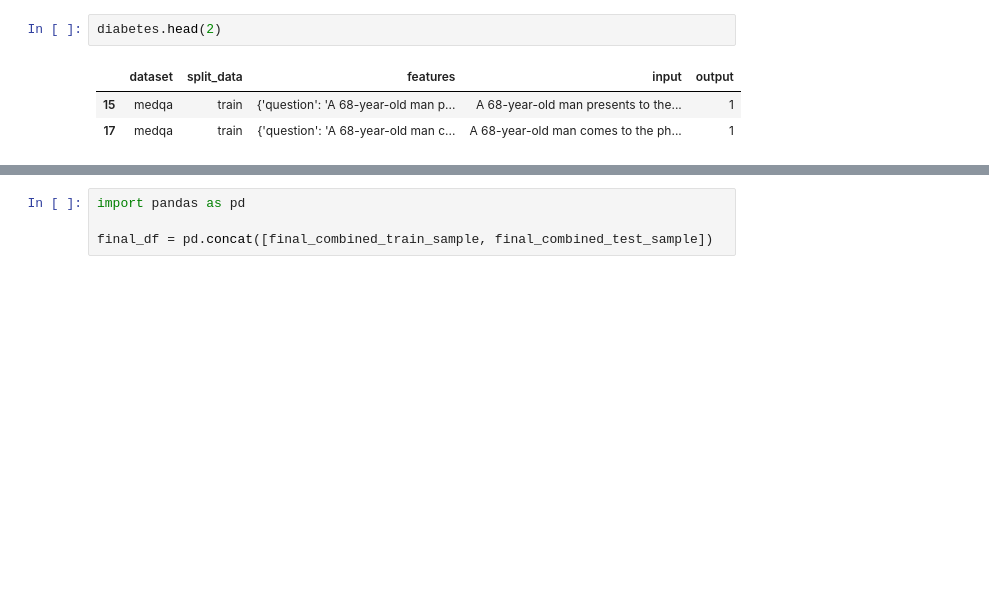
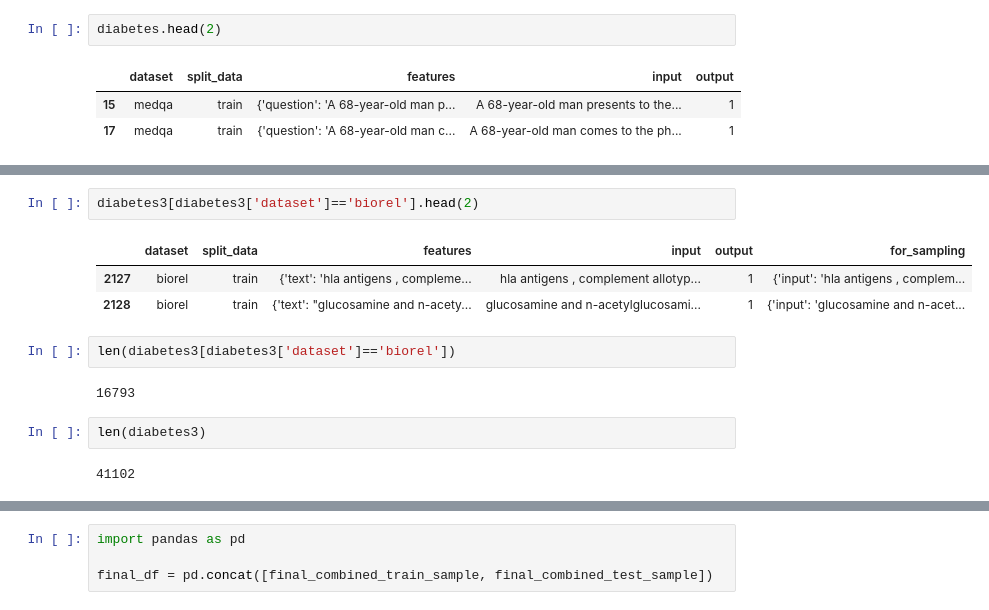
Before and after one commit to HwangIsAce/llm_for_diabetes, a Jupyter notebook: src/data/data1_diabetes/diabetes_dataset.ipynb, the cells around one changed output, grey strips where cells are left out. Saved outputs shown, nothing was run; the diff lists cells and outputs as text; blank space fills up the shorter version.

```diff
--- a/src/data/data1_diabetes/diabetes_dataset.ipynb
+++ b/src/data/data1_diabetes/diabetes_dataset.ipynb
@@ -441,0 +379,14 @@ final_combined_test_sample.to_csv("final_combined_test_sample.csv")
+# %%
+diabetes3[diabetes3['dataset']=='biorel'].head(2)
+# %% [output]
+|  | dataset | split_data | features | input | output | for_sampling |
+| 2127 | biorel | train | {'text': 'hla antigens , compleme... | hla antigens , complement allotyp... | 1 | {'input': 'hla antigens , complem... |
+| 2128 | biorel | train | {'text': "glucosamine and n-acety... | glucosamine and n-acetylglucosami... | 1 | {'input': 'glucosamine and n-acet... |
+# %%
+len(diabetes3[diabetes3['dataset']=='biorel'])
+# %% [output]
+16793
+# %%
+len(diabetes3)
+# %% [output]
+41102
```
Also changed, not shown: parts of 33 cells of this notebook, 1 other file.
